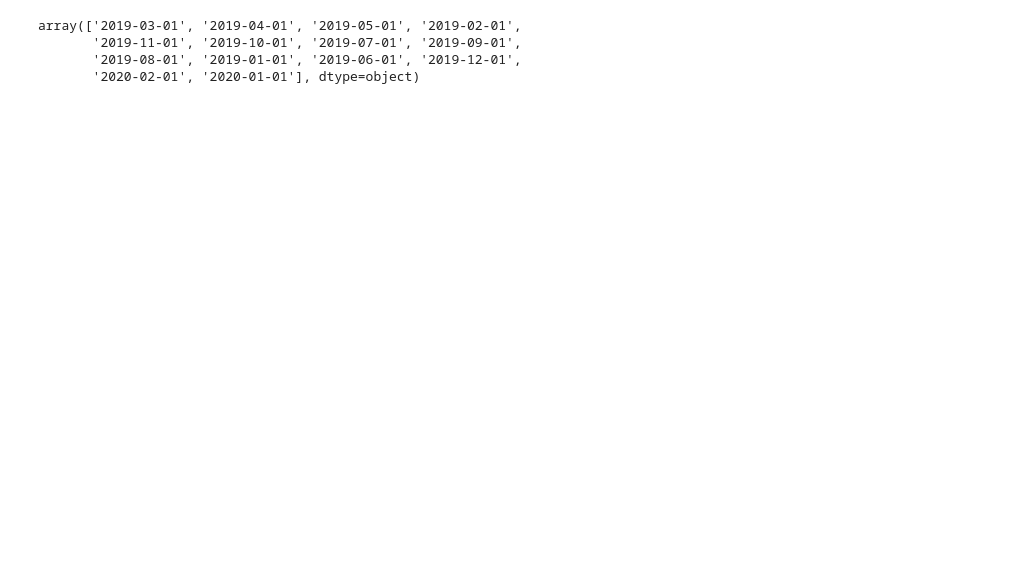
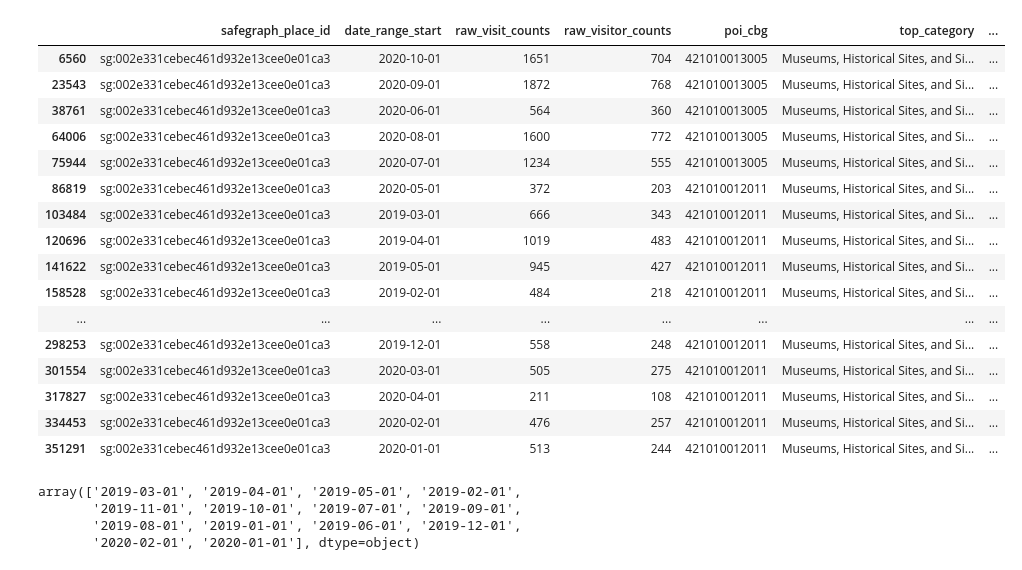
Before and after one commit to hkronenb/HK_DATS_Practicum, a Jupyter notebook: notebooks/Places Clustering First Try.ipynb, the cells around one changed output. Cells and saved outputs as stored; diff of their text form; code cells hidden in the pictures; blank space fills up the shorter version.

```diff
--- a/notebooks/Places Clustering First Try.ipynb
+++ b/notebooks/Places Clustering First Try.ipynb
@@ -76,3 +117,23 @@ philly_patterns.describe()
+# %%
+philly_patterns[philly_patterns['safegraph_place_id'] == 'sg:002e331cebec461d932e13cee0e01ca3']
+# %% [output]
+|  | safegraph_place_id | date_range_start | raw_visit_counts | raw_visitor_counts | poi_cbg | top_category | ... |
+| 6560 | sg:002e331cebec461d932e13cee0e01ca3 | 2020-10-01 | 1651 | 704 | 421010013005 | Museums, Historical Sites, and Si... | ... |
+| 23543 | sg:002e331cebec461d932e13cee0e01ca3 | 2020-09-01 | 1872 | 768 | 421010013005 | Museums, Historical Sites, and Si... | ... |
+| 38761 | sg:002e331cebec461d932e13cee0e01ca3 | 2020-06-01 | 564 | 360 | 421010013005 | Museums, Historical Sites, and Si... | ... |
+| 64006 | sg:002e331cebec461d932e13cee0e01ca3 | 2020-08-01 | 1600 | 772 | 421010013005 | Museums, Historical Sites, and Si... | ... |
+| 75944 | sg:002e331cebec461d932e13cee0e01ca3 | 2020-07-01 | 1234 | 555 | 421010013005 | Museums, Historical Sites, and Si... | ... |
+| 86819 | sg:002e331cebec461d932e13cee0e01ca3 | 2020-05-01 | 372 | 203 | 421010012011 | Museums, Historical Sites, and Si... | ... |
+| 103484 | sg:002e331cebec461d932e13cee0e01ca3 | 2019-03-01 | 666 | 343 | 421010012011 | Museums, Historical Sites, and Si... | ... |
+| 120696 | sg:002e331cebec461d932e13cee0e01ca3 | 2019-04-01 | 1019 | 483 | 421010012011 | Museums, Historical Sites, and Si... | ... |
+| 141622 | sg:002e331cebec461d932e13cee0e01ca3 | 2019-05-01 | 945 | 427 | 421010012011 | Museums, Historical Sites, and Si... | ... |
+| 158528 | sg:002e331cebec461d932e13cee0e01ca3 | 2019-02-01 | 484 | 218 | 421010012011 | Museums, Historical Sites, and Si... | ... |
+| ... | ... | ... | ... | ... | ... | ... | ... |
+| 298253 | sg:002e331cebec461d932e13cee0e01ca3 | 2019-12-01 | 558 | 248 | 421010012011 | Museums, Historical Sites, and Si... | ... |
+| 301554 | sg:002e331cebec461d932e13cee0e01ca3 | 2020-03-01 | 505 | 275 | 421010012011 | Museums, Historical Sites, and Si... | ... |
+| 317827 | sg:002e331cebec461d932e13cee0e01ca3 | 2020-04-01 | 211 | 108 | 421010012011 | Museums, Historical Sites, and Si... | ... |
+| 334453 | sg:002e331cebec461d932e13cee0e01ca3 | 2020-02-01 | 476 | 257 | 421010012011 | Museums, Historical Sites, and Si... | ... |
+| 351291 | sg:002e331cebec461d932e13cee0e01ca3 | 2020-01-01 | 513 | 244 | 421010012011 | Museums, Historical Sites, and Si... | ... |
 # %%
 philly_patterns['date_range_start'] = philly_patterns['date_range_start'].apply(lambda x : x[:10])
 mask = philly_patterns['date_range_start'] < '2020-03-01'
```
Also changed, not shown: parts of 21 cells of this notebook, 2 other files.
